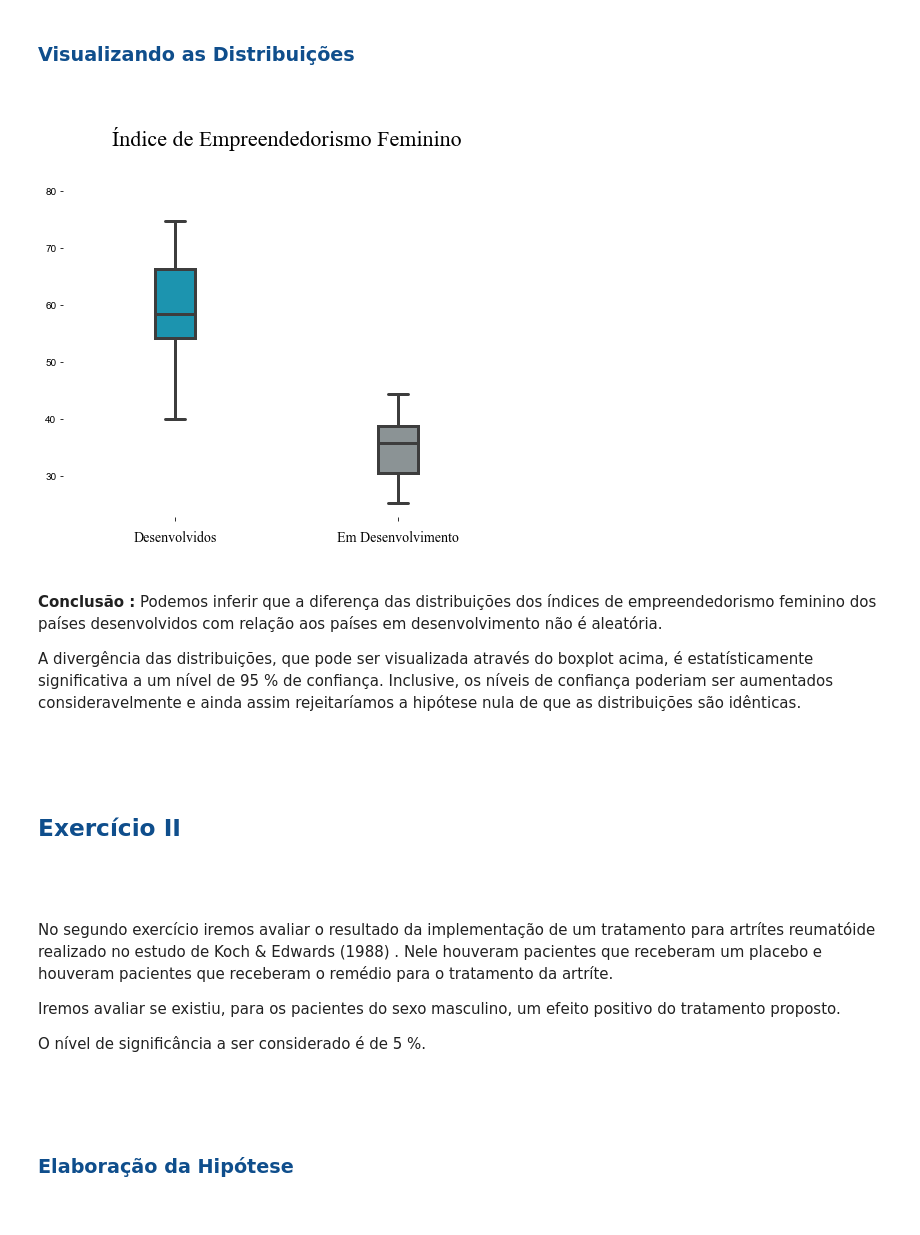
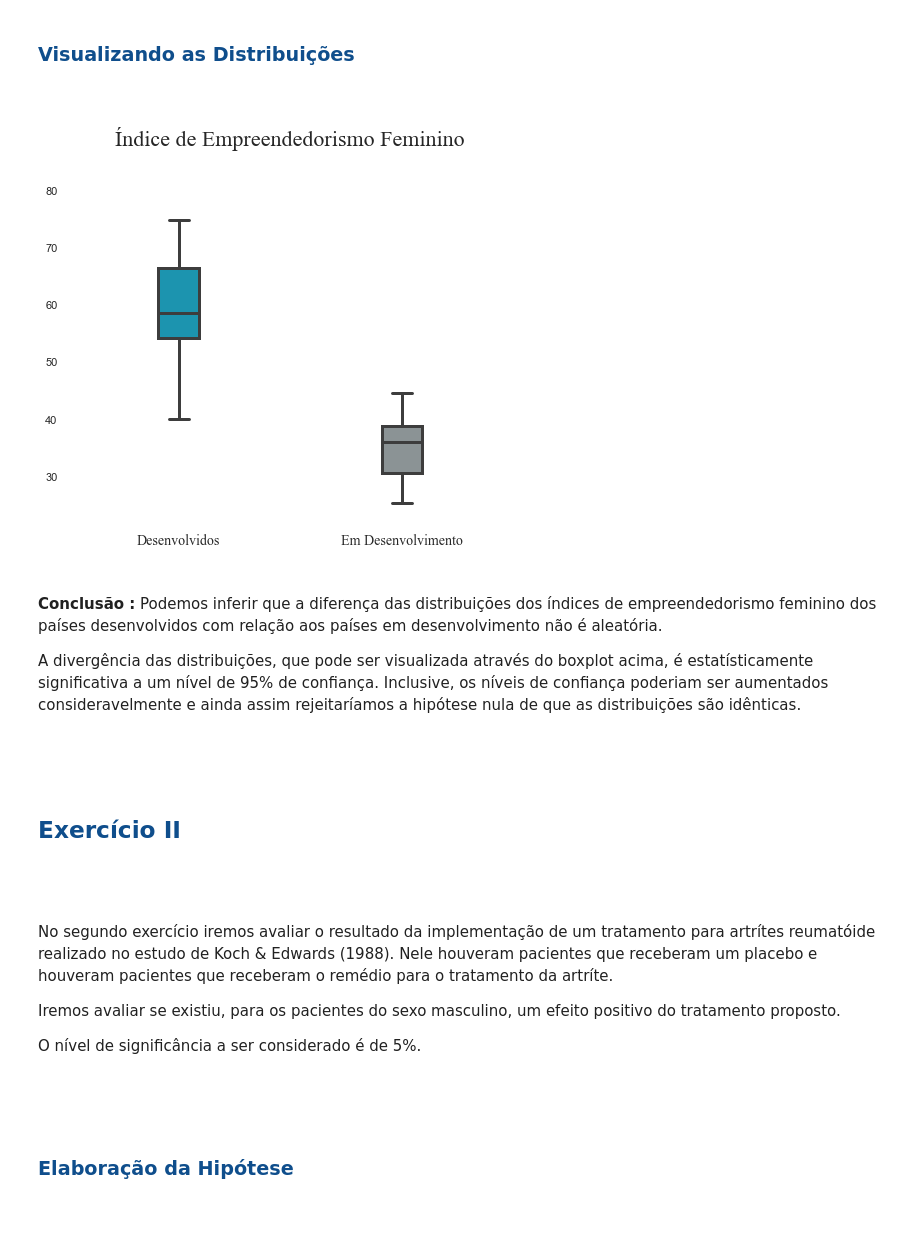
Before and after one commit to Data-Aqa/trilha-ciencia-de-dados, a Jupyter notebook: estatistica/testes de hipotese/mann_whitney/Mann-Whitney.ipynb, the cells around one changed output. Drawn from its saved outputs; the diff is of its cells as text; code cells hidden in the pictures.

```diff
--- a/estatistica/testes de hipotese/mann_whitney/Mann-Whitney.ipynb
+++ b/estatistica/testes de hipotese/mann_whitney/Mann-Whitney.ipynb
@@ -293,42 +293,46 @@ import numpy as np
 # Configurações de legenda
 
 csfont = {'fontname':'Times New Roman'}
 paises = ['Desenvolvidos', 'Em Desenvolvimento']
 paleta = ['#04a3c7','#8a9496']
+spines = ['top', 'bottom', 'left', 'right']
 
 # Configurações da formatação da figura
 
 fig = plt.gcf()
 ax = plt.subplot()
-ax.spines[['right','left','top','bottom']].set_visible(False)
+
+for spine in spines:
+    ax.spines[spine].set_visible(False)
+
 fig.set_size_inches(8, 6)
 sns.set_theme(style="white")
 
 # Criando o boxplot
 
 sns.boxplot(x = 'Level of development', y = 'Women Entrepreneurship Index', data = women_enterpreneship,
-            width = 0.18, palette =paleta, linewidth= 3 )
+            width = 0.18, palette = paleta, linewidth = 3 )
 
 
 
 # Atribuindo e modificando títulos
 
 plt.xlabel('')
 plt.ylabel('')
 plt.yticks(np.arange(30,90,10))
 plt.xticks([0,1],labels = paises,  **csfont,fontsize = 14, y = - 0.02)
 plt.title('Índice de Empreendedorismo Feminino', **csfont,fontsize = 22, y = 1.12 )
 
 
 plt.show()
 # %% [output]
-[figure, old version]
+[figure, new version]
 # %% [markdown]
 <br>
 
 **Conclusão :** Podemos inferir que a diferença das distribuições dos índices de empreendedorismo feminino dos países desenvolvidos com relação aos países em desenvolvimento não é aleatória.
 
-A divergência das distribuições, que pode ser visualizada através do boxplot acima, é estatísticamente significativa a um nível de 95 % de confiança. Inclusive, os níveis de confiança poderiam ser aumentados consideravelmente e ainda assim rejeitaríamos a hipótese nula de que as distribuições são idênticas.
+A divergência das distribuições, que pode ser visualizada através do boxplot acima, é estatísticamente significativa a um nível de 95% de confiança. Inclusive, os níveis de confiança poderiam ser aumentados consideravelmente e ainda assim rejeitaríamos a hipótese nula de que as distribuições são idênticas.
 
 <br>
 # %% [markdown]
@@ -340,12 +345,12 @@ A divergência das distribuições, que pode ser visualizada através do boxplot
 # %% [markdown]
 <br>
 
-No segundo exercício iremos avaliar o resultado da implementação de um tratamento para artrítes reumatóide realizado no estudo de Koch & Edwards (1988) . Nele houveram pacientes que receberam um placebo e houveram pacientes que receberam o remédio para o tratamento da artríte.
+No segundo exercício iremos avaliar o resultado da implementação de um tratamento para artrítes reumatóide realizado no estudo de Koch & Edwards (1988). Nele houveram pacientes que receberam um placebo e houveram pacientes que receberam o remédio para o tratamento da artríte.
 
 Iremos avaliar se existiu, para os pacientes do sexo masculino, um efeito positivo do tratamento proposto.
 
 
-O nível de significância a ser considerado é de 5 %.
+O nível de significância a ser considerado é de 5%.
 
 <br>
 # %% [markdown]
```
Also changed, not shown: parts of 8 cells of this notebook, 2 other files.
